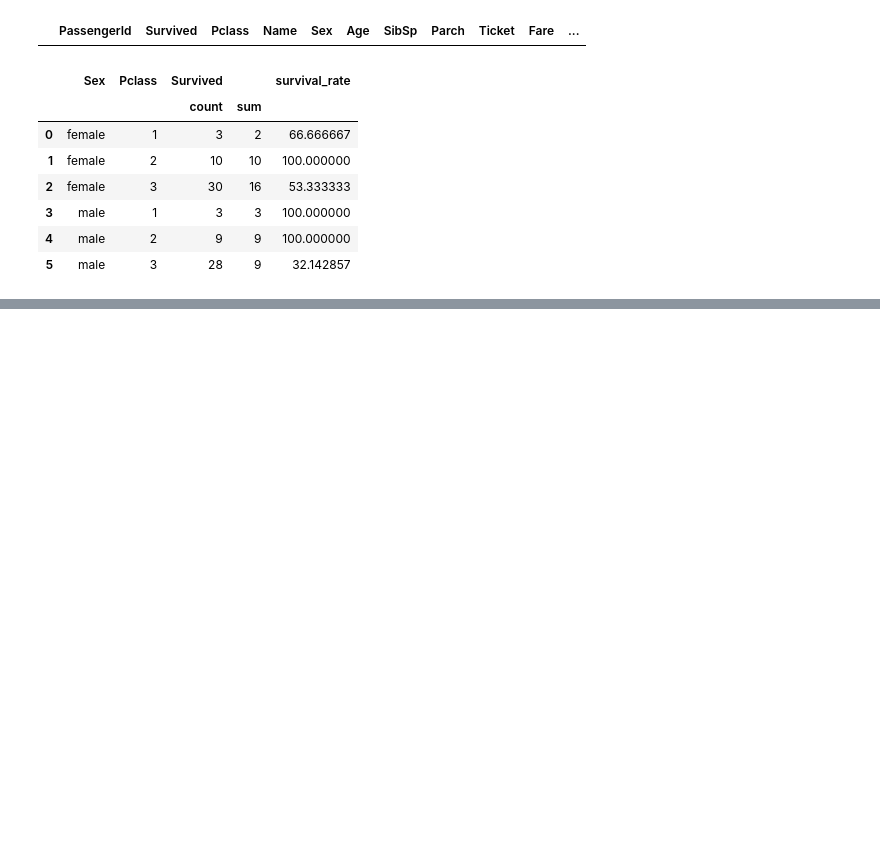
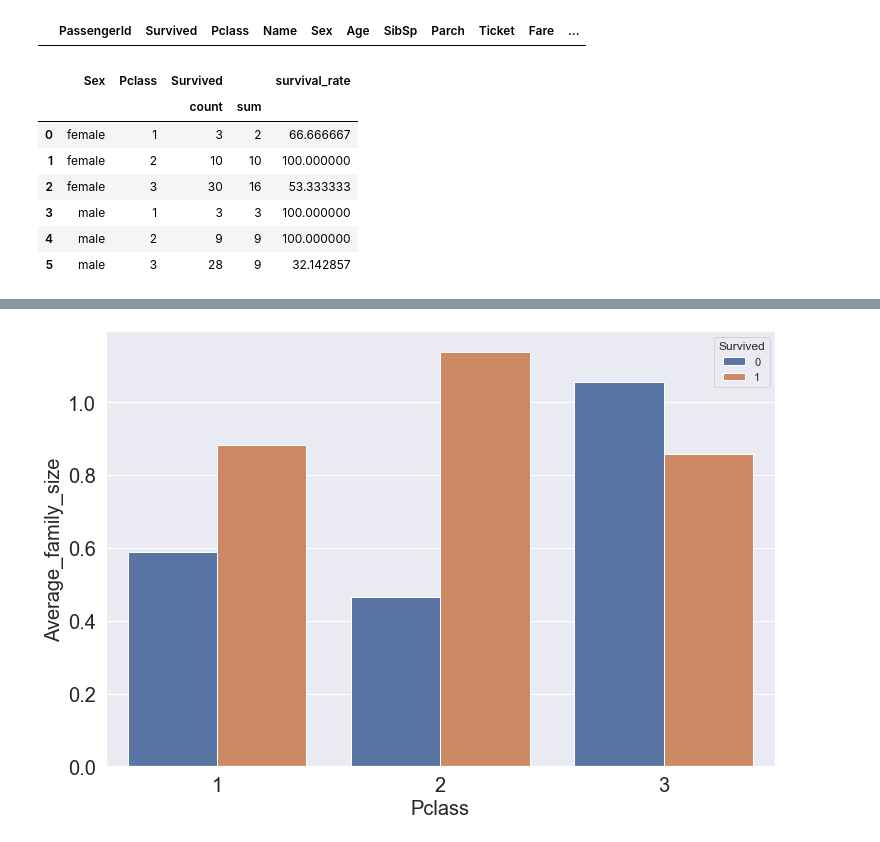
Before and after one commit to RaghupatiRaghav/PalakPaneer, a Jupyter notebook: init_code.ipynb, the cells around one changed output, grey strips where cells are left out. Drawn from its saved outputs; the diff is of its cells as text; code cells hidden in the pictures; blank space fills up the shorter version.

```diff
--- a/init_code.ipynb
+++ b/init_code.ipynb
@@ -149,0 +209,17 @@ grouped_kids
+# %%
+#seeing survival with total_family by pclass
+sns.set()
+plt.figure(figsize = (12,8))
+p = sns.barplot(data=train_df, y = 'total_family', hue ='Survived', x = 'Pclass', ci = None)
+p.set_xlabel('Pclass', fontsize=20)
+p.set_ylabel('Average_family_size',fontsize=20)
+p.tick_params(labelsize = 20)
+plt.show()
+
+#shows that for first and second pclass, those who survived had a higher family size but in third pclass,
+#those who survived had a lower family size than those who died
+
+#we now want to see if the ones who survived survived with their families intact, basically want to check if having a family increases probability
+#of survival for individual family members in d/f pclasses than those who don't have any family members.
+# %% [output]
+[figure, added]
```
Also changed, not shown: parts of 5 cells of this notebook.
